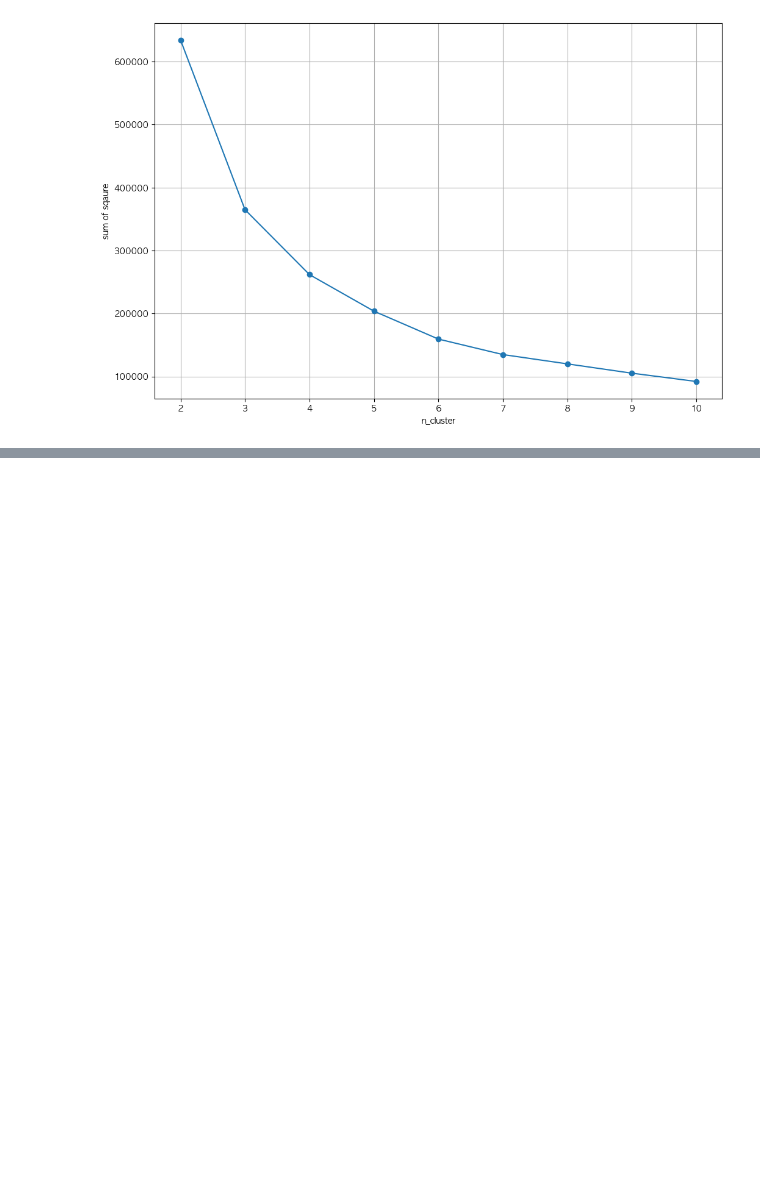
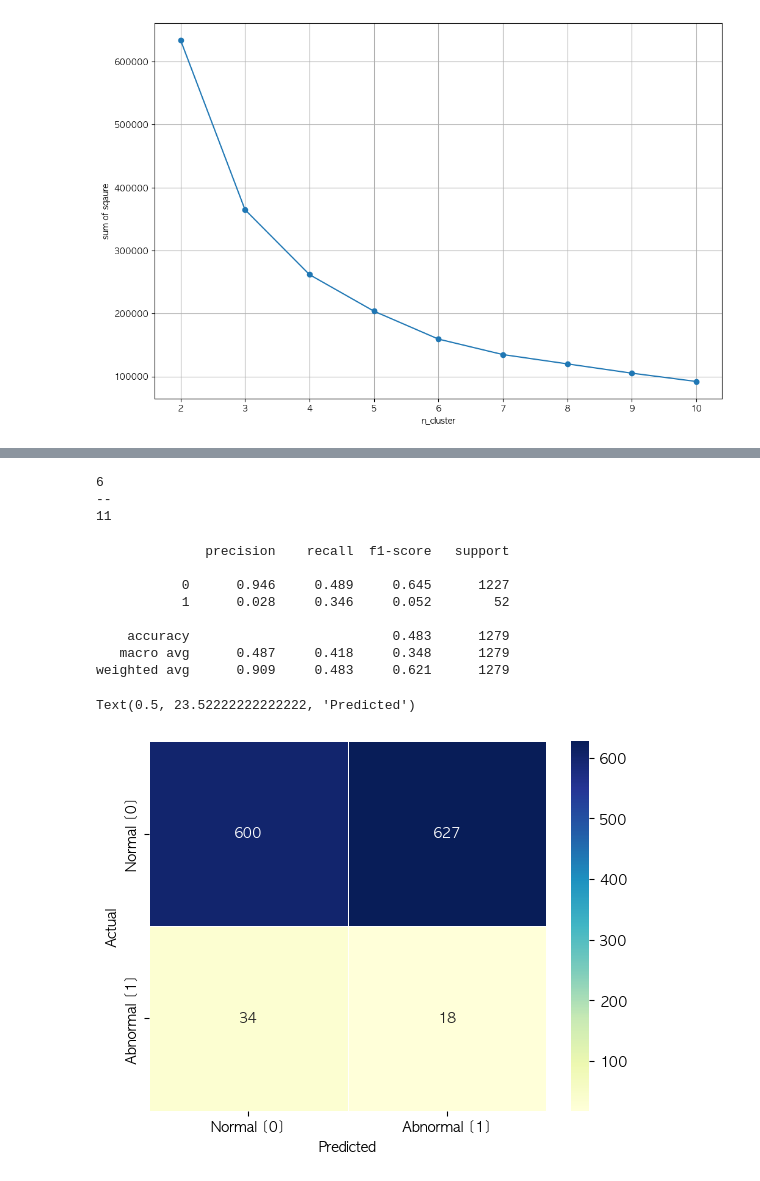
Before and after one commit to basamg912/imbalanced-anomaly-detection, a Jupyter notebook: notebooks/check.ipynb, the cells around one changed output, grey strips where cells are left out. Drawn from its saved outputs; the diff is of its cells as text; code cells hidden in the pictures; blank space fills up the shorter version.

```diff
--- a/notebooks/check.ipynb
+++ b/notebooks/check.ipynb
@@ -305,0 +407,8 @@ outlier_idx = list(x_test.sort_values('dist',ascending=False).head(10).index)
+# %%
+mog_test_pred = best_mog.predict(x_test)
+mog_test_pred = pd.DataFrame(mog_test_pred)
+mog_test_pred = mog_test_pred.replace({0:0, 1:0, 2:0, 3:0, 4:1})
+
+mog_train_pred = best_mog.predict(x_train)
+mog_train_pred = pd.DataFrame(mog_train_pred)
+mog_train_pred = mog_train_pred.replace({0:0, 1:0, 2:0, 3:0, 4:1})
@@ -305,0 +437,37 @@ outlier_idx = list(x_test.sort_values('dist',ascending=False).head(10).index)
+# %%
+mog_metric = y_test.copy()
+mog_metric = mog_metric.reset_index()
+mog_metric = pd.DataFrame(mog_metric)
+mog_metric['mog_pred'] = mog_test_pred
+
+print(len(mog_metric[(mog_metric['quality'] ==1) & (mog_metric['mog_pred'] ==1)]))
+print("--")
+print(mog_metric['quality'].value_counts()[1])
+# %% [output]
+6
+--
+11
+# %%
+from sklearn.metrics import f1_score, recall_score, roc_auc_score
+
+print(classification_report(y_true=mog_metric['quality'], y_pred=mog_metric['mog_pred'], digits=3))
+
+con_mat = confusion_matrix(mog_metric['quality'], mog_metric['mog_pred'])
+
+sns.heatmap(pd.DataFrame(con_mat, columns = ['Predicted', 'Actual']),
+            xticklabels=['Normal [0]', 'Abnormal [1]'],
+            yticklabels=['Normal [0]', 'Abnormal [1]'],
+            annot=True, fmt="d", linewidths=.5, cmap="YlGnBu")
+plt.ylabel('Actual')
+plt.xlabel('Predicted')
+# %% [output]
+              precision    recall  f1-score   support
+
+           0      0.946     0.489     0.645      1227
+           1      0.028     0.346     0.052        52
+
+    accuracy                          0.483      1279
+   macro avg      0.487     0.418     0.348      1279
+weighted avg      0.909     0.483     0.621      1279
+Text(0.5, 23.52222222222222, 'Predicted')
+[figure, added]
```
Also changed, not shown: parts of 25 cells of this notebook.
